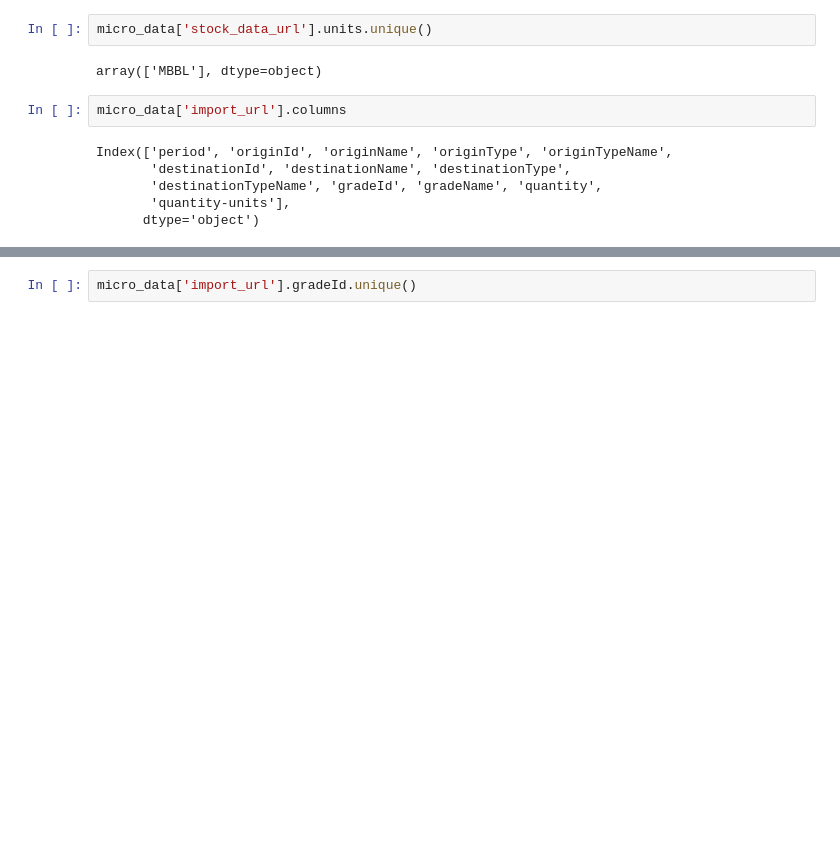
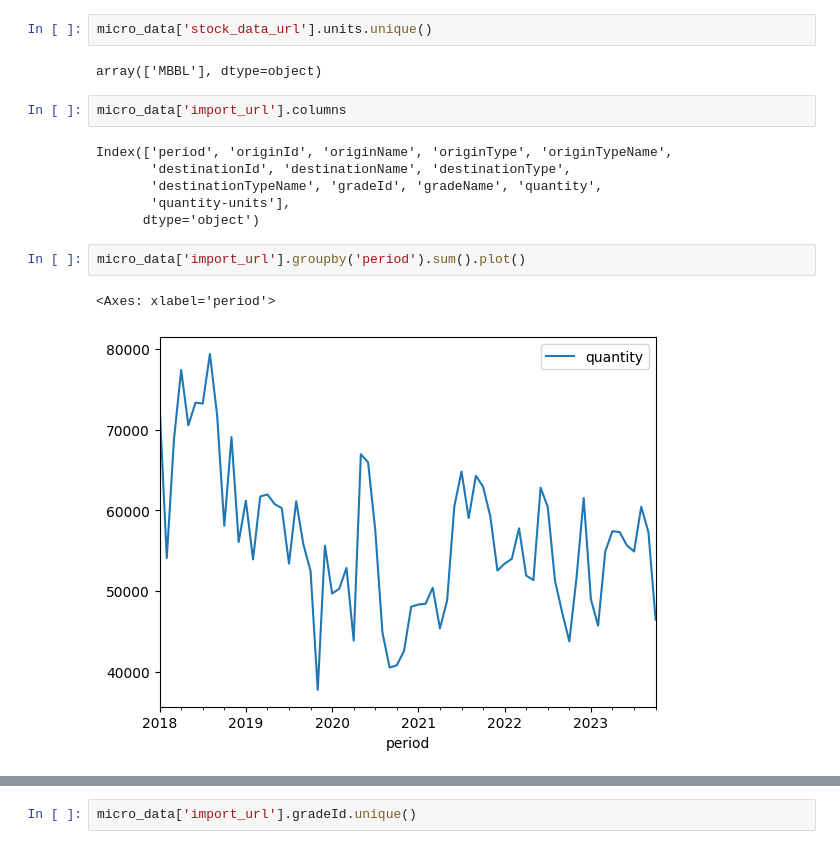
Before and after one commit to pankajti/qtw, a Jupyter notebook: Risk_GWP1.ipynb, the cells around one changed output, grey strips where cells are left out. Saved outputs shown, nothing was run; the diff lists cells and outputs as text; blank space fills up the shorter version.

```diff
--- a/Risk_GWP1.ipynb
+++ b/Risk_GWP1.ipynb
@@ -255,3 +257,8 @@ Index(['period', 'originId', 'originName', 'originType', 'originTypeName',
        'destinationTypeName', 'gradeId', 'gradeName', 'quantity',
        'quantity-units'],
       dtype='object')
+# %%
+micro_data['import_url'].groupby('period').sum().plot()
+# %% [output]
+<Axes: xlabel='period'>
+[figure, added]
```
Also changed, not shown: parts of 7 cells of this notebook.
